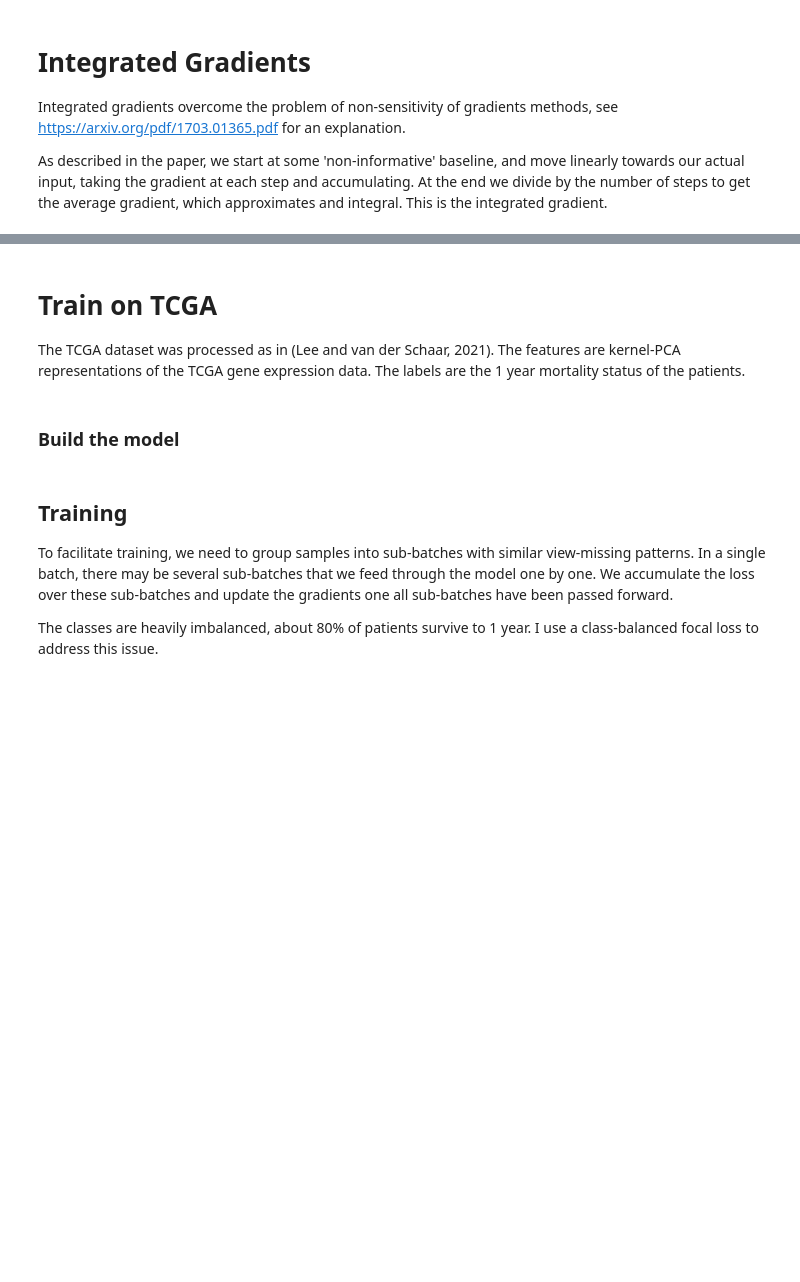
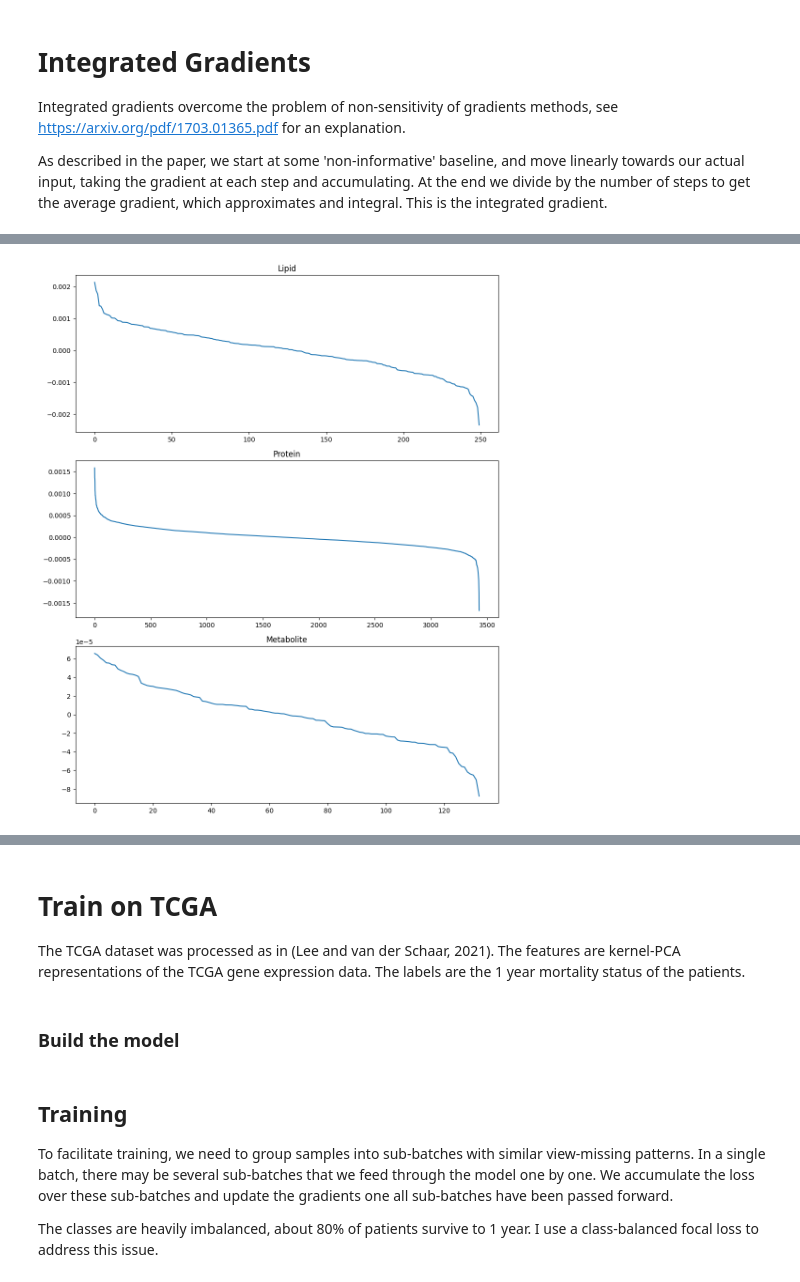
Before and after one commit to pnnl/HCDfCBD, a Jupyter notebook: deep_imv_example.ipynb, the cells around one changed output, grey strips where cells are left out. Drawn from its saved outputs; the diff is of its cells as text; code cells hidden in the pictures; blank space fills up the shorter version.

```diff
--- a/deep_imv_example.ipynb
+++ b/deep_imv_example.ipynb
@@ -118,13 +147,13 @@ assert all(proData.columns == fmeta['SampleID_proteomics'])
 # three view-specific encoders with the appropriate input size:
 lip_marg = FC_Marginal(input_size=train_lip.shape[0], hidden_sizes=[128, 128], z_dim=10, prediction_dim=y.nunique())
 metab_marg = FC_Marginal(input_size=train_metab.shape[0], hidden_sizes=[64, 64], z_dim=10, prediction_dim=y.nunique())
-pro_marg = FC_Marginal(input_size=train_pro.shape[0], hidden_sizes=[256, 128], z_dim=10, prediction_dim=y.nunique(), dropout = 0.1)
+pro_marg = FC_Marginal(input_size=train_pro.shape[0], hidden_sizes=[256, 128], z_dim=10, prediction_dim=y.nunique())
 
 # joint model
 joint_model = JointVAE(marginal_models=[lip_marg, metab_marg, pro_marg], hidden_dim=128)
 
 # define optimizer
-optimizer = AdamW(joint_model.parameters(), lr=1e-4)
+optimizer = AdamW(joint_model.parameters(), lr=1e-3)
 # %%
 # turn data into tensors
 lip_tensor = torch.tensor(train_lip.T.values, dtype=torch.float32)
@@ -134,7 +163,7 @@ metab_tensor = torch.tensor(train_metab.T.values, dtype=torch.float32)
 y_gt = ytrain.astype('category').cat.codes
 y_gt = torch.tensor(y_gt.values, dtype=torch.int64)
 
-for i in range(1000):
+for i in range(2000):
 
     views = [lip_tensor, metab_tensor, pro_tensor]
 
@@ -303,9 +380,11 @@ As described in the paper, we start at some 'non-informative' baseline, and move
 # %%
-liptest_pos = torch.clone(liptest_tensor[ytest_gt.to_numpy() == 1])
-protest_pos = torch.clone(protest_tensor[ytest_gt.to_numpy() == 1])
-metabtest_pos = torch.clone(metabtest_tensor[ytest_gt.to_numpy() == 1])
+# baseline is normal noise with mean and std from the data
+# vary these to see if we get different results...
+# scree plot
+# lip_baseline = torch.randn_like(liptest_pos)*liptest_pos.std().numpy() + liptest_pos.mean().numpy()
+# pro_baseline = torch.randn_like(protest_pos)*protest_pos.std().numpy() + protest_pos.mean().numpy()
+# metab_baseline = torch.randn_like(metabtest_pos)*metabtest_pos.std().numpy() + metabtest_pos.mean().numpy()
 
-# baseline is normal noise with mean and std from the data
-lip_baseline = torch.randn_like(liptest_pos)*liptest_pos.std().numpy() + liptest_pos.mean().numpy()
-pro_baseline = torch.randn_like(protest_pos)*protest_pos.std().numpy() + protest_pos.mean().numpy()
-metab_baseline = torch.randn_like(metabtest_pos)*metabtest_pos.std().numpy() + metabtest_pos.mean().numpy()
+lip_baseline = -torch.rand_like(liptest_pos)/2# *2*liptest_pos.std().numpy() + liptest_pos.mean().numpy()
+pro_baseline = -torch.rand_like(protest_pos)/2# *2*protest_pos.std().numpy() + protest_pos.mean().numpy()
+metab_baseline = -torch.rand_like(metabtest_pos)/2# *2*metabtest_pos.std().numpy() + metabtest_pos.mean().numpy()
@@ -348,3 +391,11 @@ metab_int_scores = grad_metab * (metabtest_pos - metab_baseline) / n_steps
+# %%
+joint_model.eval()
+
+lip_int_scores, metab_int_scores, pro_int_scores = integrated_grads(
+    [liptest_pos, metabtest_pos, protest_pos],
+    [lip_baseline, metab_baseline, pro_baseline],
+    joint_model, n_steps = 100, class_idx = 1
+)
 # %%
 top_lip = lip_int_scores.sum(axis = 0).argsort()[:10]
 top_pro = pro_int_scores.sum(axis = 0).argsort()[:10]
@@ -379 +501,16 @@ test_metab.iloc[top_metab.numpy(), :].index
        dtype='object', name='METABOLITE'))
+# %%
+import matplotlib.pyplot as plt
+
+fig, axs = plt.subplots(3, 1, figsize = (10, 12))
+axs[0].plot(sorted(lip_int_scores.sum(axis = 0).numpy(), reverse = True))
+axs[1].plot(sorted(pro_int_scores.sum(axis = 0).numpy(), reverse = True))
+axs[2].plot(sorted(metab_int_scores.sum(axis = 0).numpy(), reverse = True))
+
+axs[0].set_title('Lipid')
+axs[1].set_title('Protein')
+axs[2].set_title('Metabolite')
+
+plt.tight_layout()
+# %% [output]
+[figure, added]
```
Also changed, not shown: parts of 45 cells of this notebook, 3 other files.
